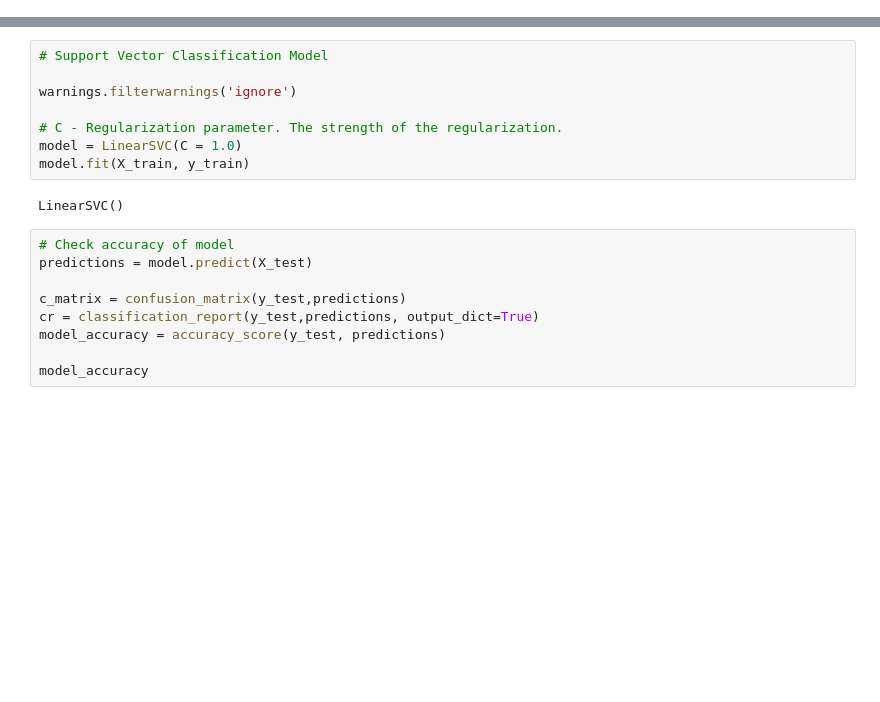
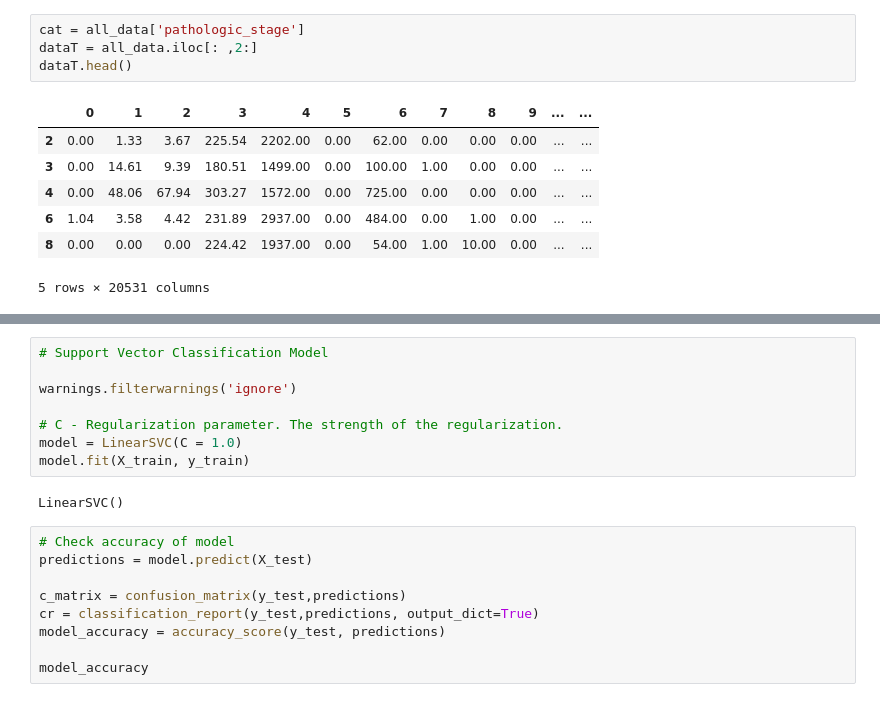
Before and after one commit to cutlersimpson/GU-ML, a Jupyter notebook: Classification.ipynb, the cells around one changed output, grey strips where cells are left out. Saved outputs shown, nothing was run; the diff lists cells and outputs as text; blank space fills up the shorter version.

```diff
--- a/Classification.ipynb
+++ b/Classification.ipynb
@@ -58,0 +77,12 @@ classes, y_train
+# %%
+cat = all_data['pathologic_stage']
+dataT = all_data.iloc[: ,2:]
+dataT.head()
+# %% [output]
+|  | 0 | 1 | 2 | 3 | 4 | 5 | 6 | 7 | 8 | 9 | ... | ... |
+| 2 | 0.00 | 1.33 | 3.67 | 225.54 | 2202.00 | 0.00 | 62.00 | 0.00 | 0.00 | 0.00 | ... | ... |
+| 3 | 0.00 | 14.61 | 9.39 | 180.51 | 1499.00 | 0.00 | 100.00 | 1.00 | 0.00 | 0.00 | ... | ... |
+| 4 | 0.00 | 48.06 | 67.94 | 303.27 | 1572.00 | 0.00 | 725.00 | 0.00 | 0.00 | 0.00 | ... | ... |
+| 6 | 1.04 | 3.58 | 4.42 | 231.89 | 2937.00 | 0.00 | 484.00 | 0.00 | 1.00 | 0.00 | ... | ... |
+| 8 | 0.00 | 0.00 | 0.00 | 224.42 | 1937.00 | 0.00 | 54.00 | 1.00 | 10.00 | 0.00 | ... | ... |
+5 rows × 20531 columns
```
Also changed, not shown: parts of 17 cells of this notebook.
